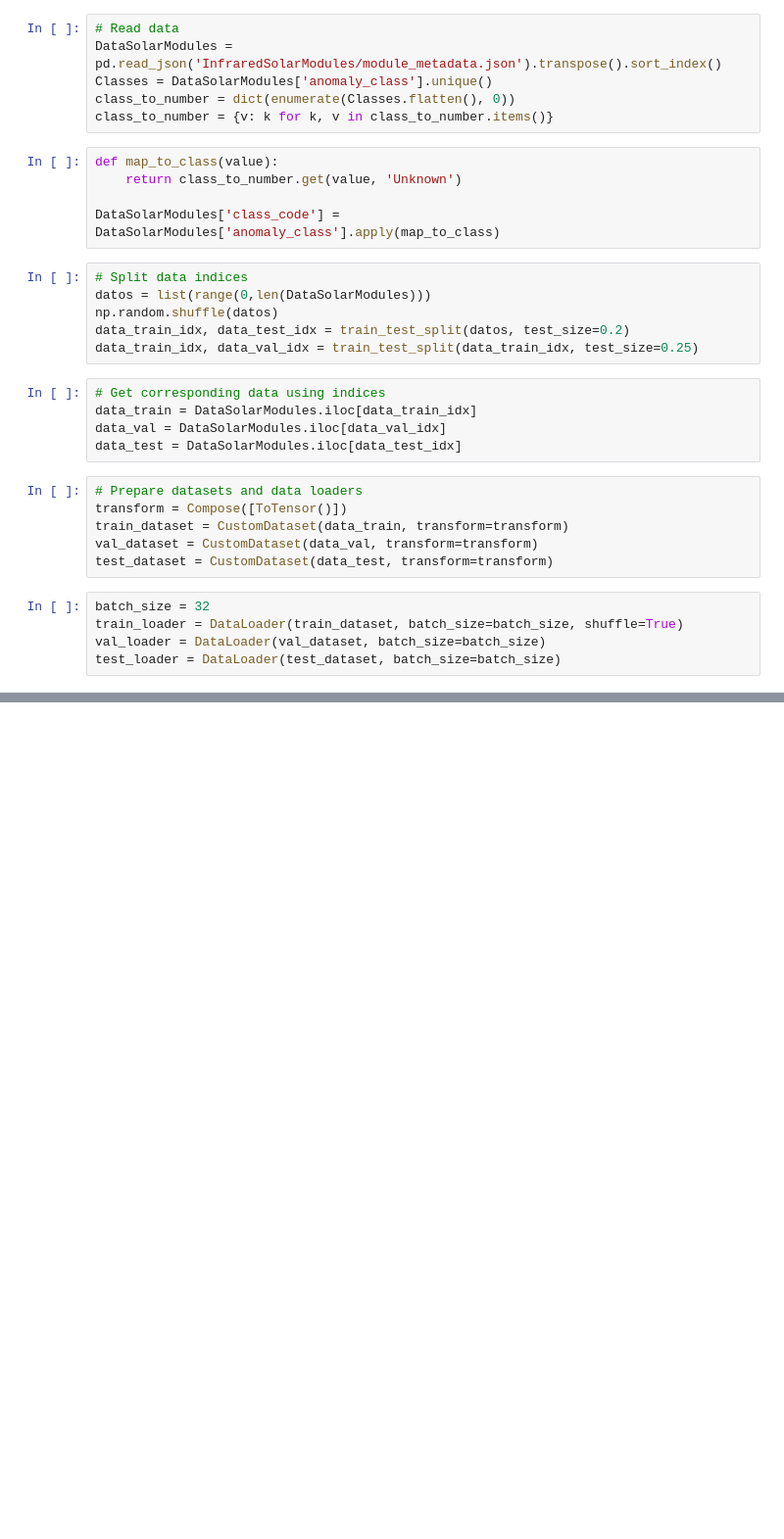
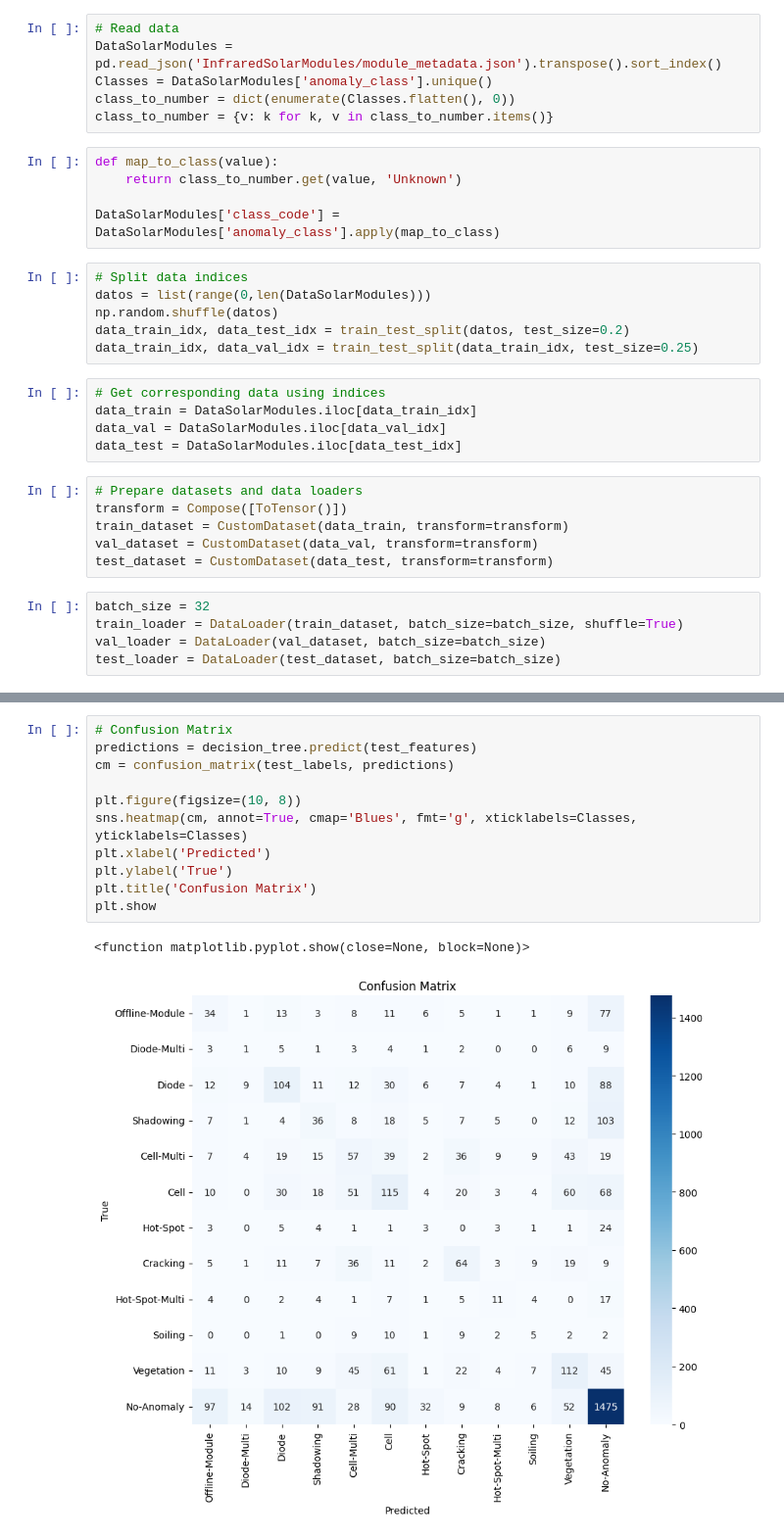
Before and after one commit to EduCappiello/DeepLearning, a Jupyter notebook: 20240317_Deep_Learning/CNN_MOD.ipynb, the cells around one changed output, grey strips where cells are left out. Shown at 98% size. Saved outputs shown, nothing was run; the diff lists cells and outputs as text; blank space fills up the shorter version.

```diff
--- a/20240317_Deep_Learning/CNN_MOD.ipynb
+++ b/20240317_Deep_Learning/CNN_MOD.ipynb
@@ -146,0 +188,14 @@ Decision Tree Accuracy on test set: 37.67%
+# %%
+# Confusion Matrix
+predictions = decision_tree.predict(test_features)
+cm = confusion_matrix(test_labels, predictions)
+
+plt.figure(figsize=(10, 8))
+sns.heatmap(cm, annot=True, cmap='Blues', fmt='g', xticklabels=Classes, yticklabels=Classes)
+plt.xlabel('Predicted')
+plt.ylabel('True')
+plt.title('Confusion Matrix')
+plt.show
+# %% [output]
+<function matplotlib.pyplot.show(close=None, block=None)>
+[figure, added]
```
Also changed, not shown: parts of 7 cells of this notebook.
